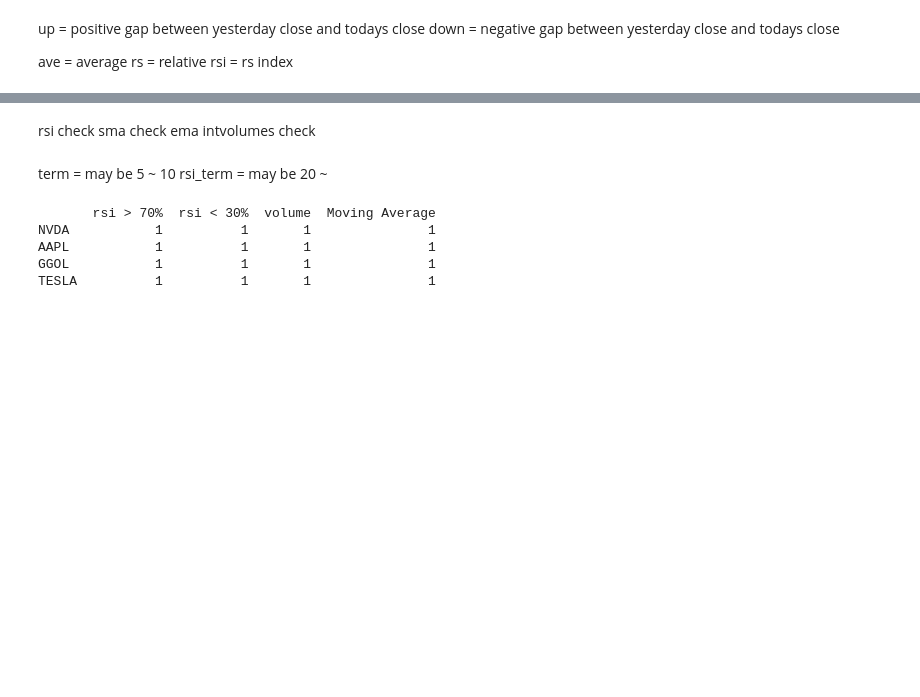
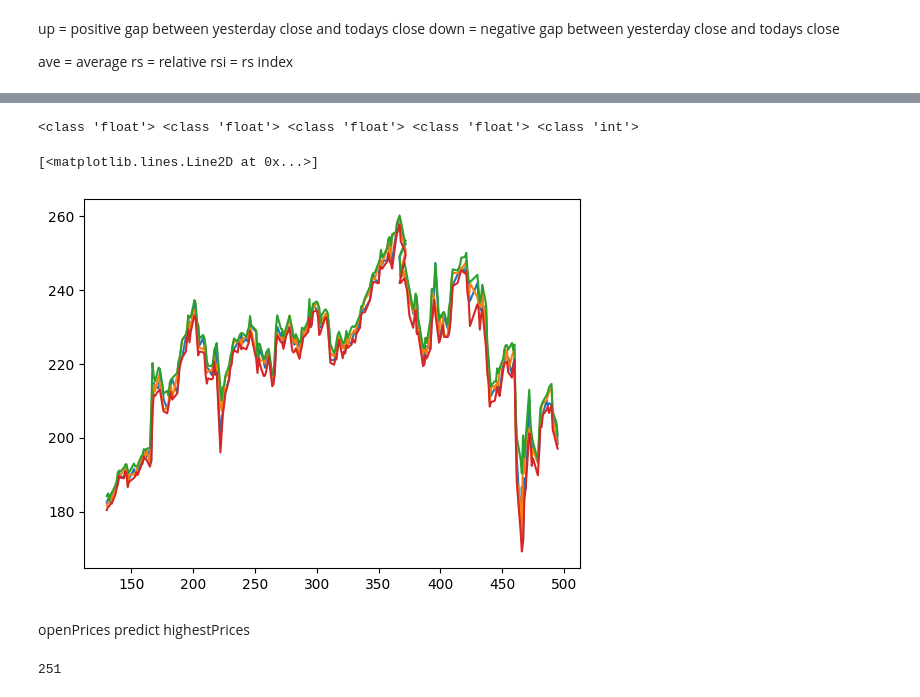
Before and after one commit to shinich1026/AI, a Jupyter notebook: predict.ipynb, the cells around one changed output, grey strips where cells are left out. Saved outputs shown, nothing was run; the diff lists cells and outputs as text; code cells hidden in the pictures; blank space fills up the shorter version.

```diff
--- a/predict.ipynb
+++ b/predict.ipynb
@@ -73,24 +70,22 @@ rsi = rs index
 ups = []
 downs = []
 closePrices = []
+openPrices = []
+highesPrices = []
+lowestPrices = []
+intvolumes = []
 # %%
-def rsi(rsi_term):
-    for j in len(closePrice):
-        finish = int(closePrice[j])
-        closePrices.append(finish)
-        if closePrices[j] >= closePrices[j-1]:
-            up = closePrices[j] - closePrices[j-1]
-            ups.append(up)
+for j in range(len(closePrice)):
+    finish = float(closePrice[j])
+    openPrices.append(float(openPrice[j]))
+    closePrices.append(finish)
+    highesPrices.append(float(highest[j]))
+    lowestPrices.append(float(lowest[j]))
+    intvolumes.append(int(volumes[j]))
+    if closePrices[j] >= closePrices[j-1]:
+        up = closePrices[j] - closePrices[j-1]
+        ups.append(up)
 
-        else:
-            down = closePrices[j-1] - closePrices[j]
-            downs.append(down)
-
-
-    ave_ups = sum(ups[0:rsi_term]) / len(ups[0:rsi_term])
-    ave_downs = sum(downs[0:rsi_term]) / len(downs[0:rsi_term])
-
-    rs = ave_ups / ave_downs
-    rsi = 100 - (100 / (rs + 1))
-    print(rs, rsi)
-    return rs, rsi, closePrices
+    else:
+        down = closePrices[j-1] - closePrices[j]
+        downs.append(down)
@@ -136,23 +92,18 @@ def shift_volume(term):
-# %% [markdown]
-rsi check
-sma check
-ema
-intvolumes check
-# %% [markdown]
-term = may be 5 ~ 10
-rsi_term = may be 20 ~
-# %%
-data = {
-    "rsi > 70%":[1,1,1,1],
-    "rsi < 30%": [1,1,1,1],
-    "volume": [1,1,1,1],
-    "Moving Average": [1,1,1,1]
-}
-myvar = pd.DataFrame(data, index = ["NVDA", "AAPL", "GGOL", "TESLA", ])
-print(myvar)
-# %% [output]
-       rsi > 70%  rsi < 30%  volume  Moving Average
-NVDA           1          1       1               1
-AAPL           1          1       1               1
-GGOL           1          1       1               1
-TESLA          1          1       1               1
+# %%
+print(type(closePrices[0]), type(openPrices[0]), type(highesPrices[0]), type(lowestPrices[0]), type(intvolumes[0]))
+# %% [output]
+<class 'float'> <class 'float'> <class 'float'> <class 'float'> <class 'int'>
+# %%
+plt.plot(terms, openPrices)
+plt.plot(terms, closePrices)
+plt.plot(terms, highesPrices)
+plt.plot(terms, lowestPrices)
+# %% [output]
+[<matplotlib.lines.Line2D at 0x...>]
+[figure, added]
+# %% [markdown]
+openPrices predict highestPrices
+# %%
+print(len(openPrices))
+# %% [output]
+251
```
Also changed, not shown: parts of 21 cells of this notebook.
